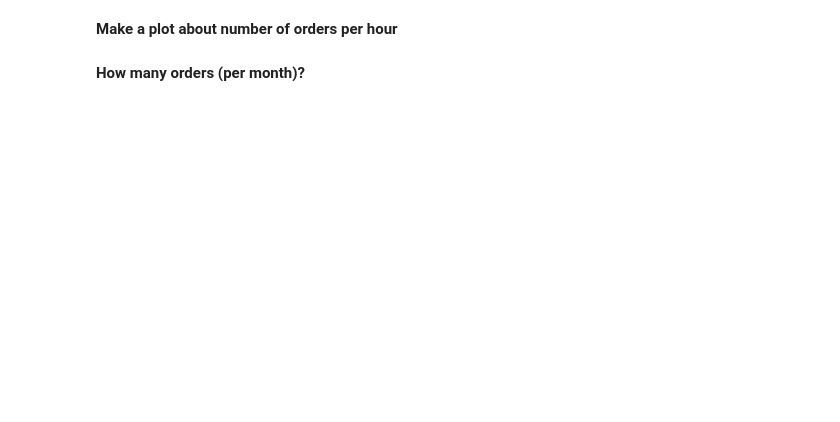
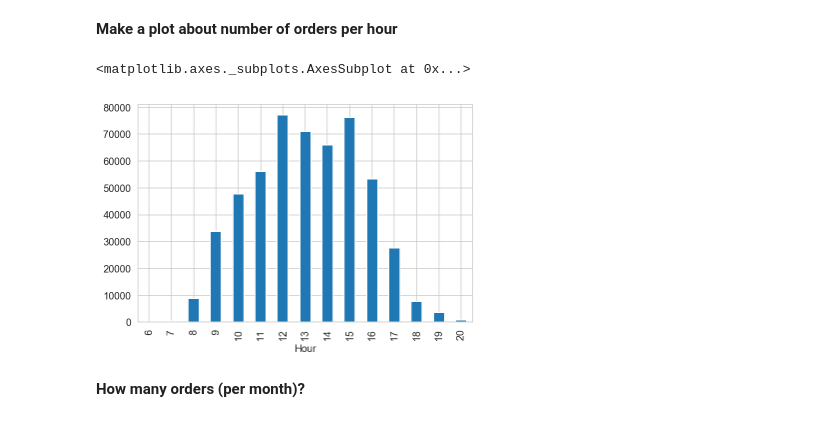
Before and after one commit to huynhducduy/DevC-Data-Sci, a Jupyter notebook: Assignments/3/Assignment_3_EDA.ipynb, the cells around one changed output. Saved outputs shown, nothing was run; the diff lists cells and outputs as text; code cells hidden in the pictures; blank space fills up the shorter version.

```diff
--- a/Assignments/3/Assignment_3_EDA.ipynb
+++ b/Assignments/3/Assignment_3_EDA.ipynb
@@ -114,5 +226,7 @@ Few of useful data cleaning functions:
 # %% [markdown]
 **Exclude negative Price entries**
+# %%
+retail = retail[retail['UnitPrice'] > 0]
 # %% [markdown]
 ### Step 3 - EDA
 # %% [markdown]
@@ -125,0 +242,3 @@ Few of useful data cleaning functions:
+# %%
+retail['Total'] = retail['UnitPrice'] * retail['Quantity']
+retail[(retail['Country'] == "United Kingdom") & (~retail['IsCancellation'])].groupby(by='CustomerID').sum().sort_values(by="Total", ascending=False).iloc[[1]]
@@ -129,0 +251,3 @@ Few of useful data cleaning functions:
+# %%
+retail['Year'] = retail['InvoiceDate'].dt.year
+retail[~retail['IsCancellation']].groupby('Year').sum().sort_values(by = 'Total', ascending=False)
@@ -130,2 +259,6 @@ Few of useful data cleaning functions:
 # %% [markdown]
 **How many orders (per hour)?**
+# %%
+retail['Hour'] = retail['InvoiceDate'].dt.hour
+ordersPerHour = retail[~retail['IsCancellation']].groupby('Hour').count()
+ordersPerHour
@@ -132,4 +283,9 @@ Few of useful data cleaning functions:
 # %% [markdown]
 **Make a plot about number of orders per hour**
+# %%
+ordersPerHour['InvoiceNo'].plot(kind='bar')
+# %% [output]
+<matplotlib.axes._subplots.AxesSubplot at 0x...>
+[figure, added]
 # %% [markdown]
 **How many orders (per month)?**
```
Also changed, not shown: parts of 35 cells of this notebook, 2 other files.
